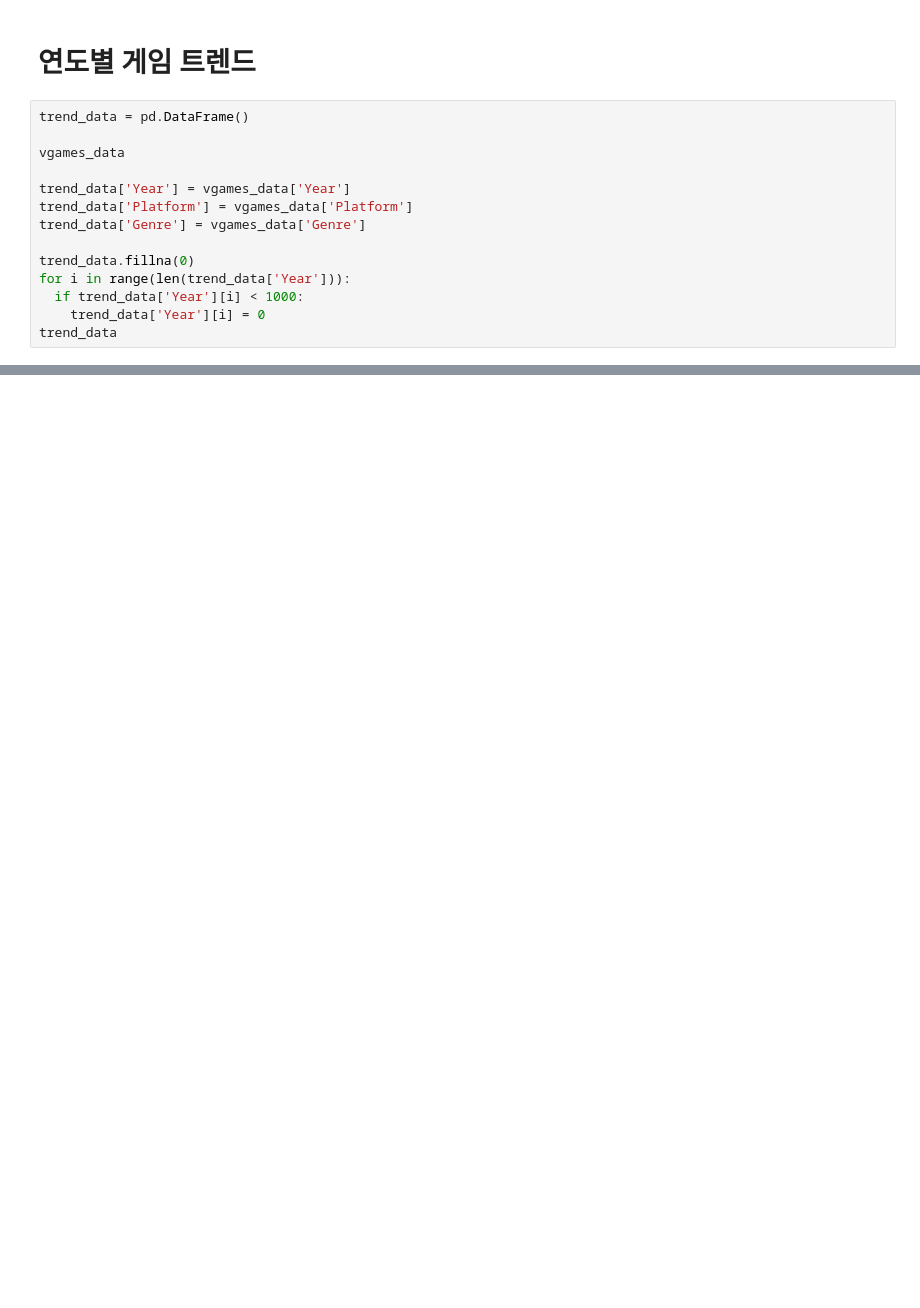
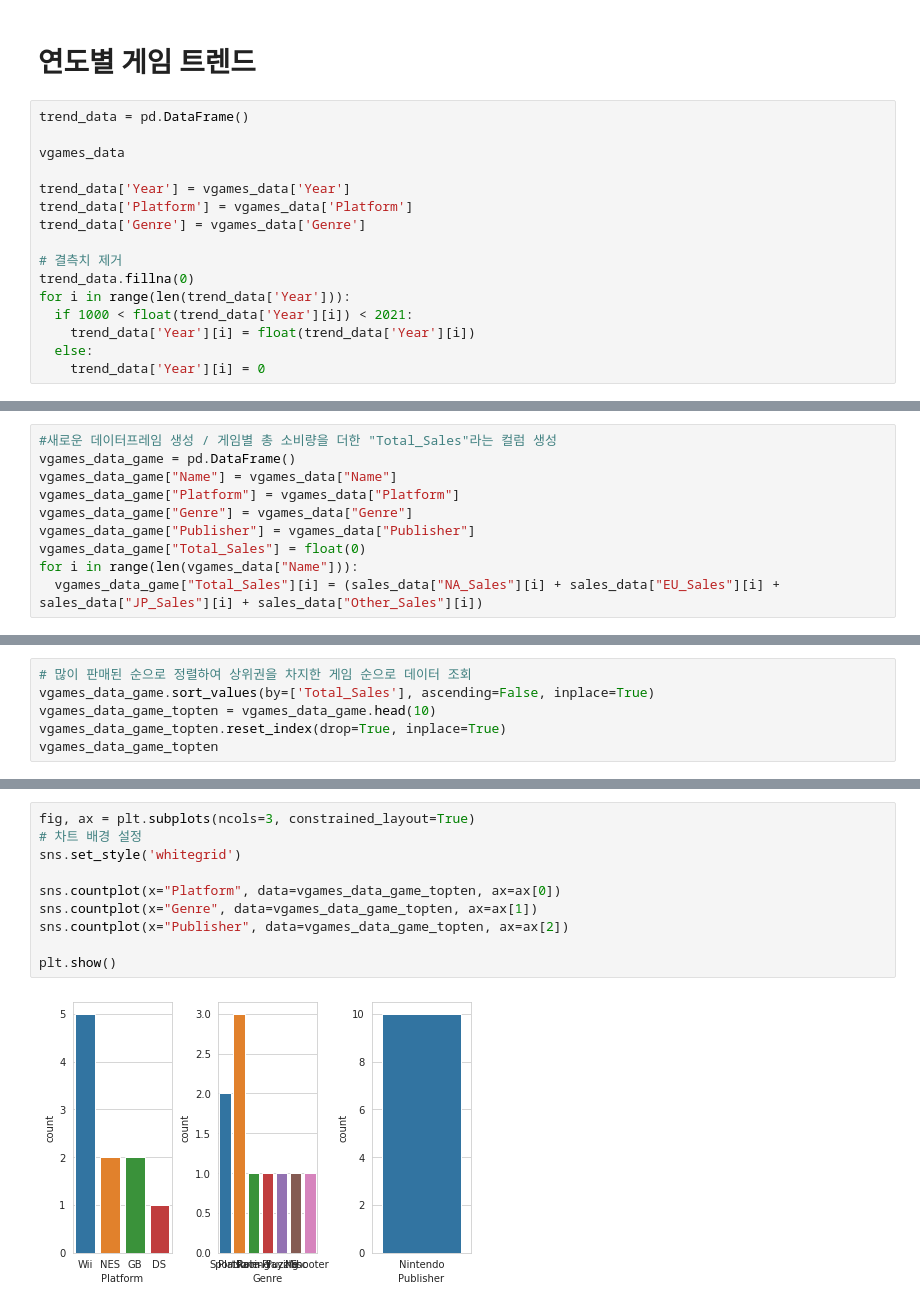
Before and after one commit to wogur9503/AI-bootcamp-, a Jupyter notebook: Game Sales Data Analysis.ipynb, the cells around one changed output, grey strips where cells are left out. Drawn from its saved outputs; the diff is of its cells as text; blank space fills up the shorter version.

```diff
--- a/Game Sales Data Analysis.ipynb
+++ b/Game Sales Data Analysis.ipynb
@@ -100,11 +93,13 @@ trend_data['Year'] = vgames_data['Year']
 trend_data['Platform'] = vgames_data['Platform']
 trend_data['Genre'] = vgames_data['Genre']
 
+# 결측치 제거
 trend_data.fillna(0)
 for i in range(len(trend_data['Year'])):
-  if trend_data['Year'][i] < 1000:
+  if 1000 < float(trend_data['Year'][i]) < 2021:
+    trend_data['Year'][i] = float(trend_data['Year'][i])
+  else:
     trend_data['Year'][i] = 0
-trend_data
 # %% [output]
 A value is trying to be set on a copy of a slice from a DataFrame
 
@@ -125,0 +196,10 @@ See the caveats in the documentation: https://pandas.pydata.org/pandas-docs/stab
+# %%
+#새로운 데이터프레임 생성 / 게임별 총 소비량을 더한 "Total_Sales"라는 컬럼 생성
+vgames_data_game = pd.DataFrame()
+vgames_data_game["Name"] = vgames_data["Name"]
+vgames_data_game["Platform"] = vgames_data["Platform"]
+vgames_data_game["Genre"] = vgames_data["Genre"]
+vgames_data_game["Publisher"] = vgames_data["Publisher"]
+vgames_data_game["Total_Sales"] = float(0)
+for i in range(len(vgames_data["Name"])):
+  vgames_data_game["Total_Sales"][i] = (sales_data["NA_Sales"][i] + sales_data["EU_Sales"][i] + sales_data["JP_Sales"][i] + sales_data["Other_Sales"][i])
@@ -125,0 +211,6 @@ See the caveats in the documentation: https://pandas.pydata.org/pandas-docs/stab
+# %%
+# 많이 판매된 순으로 정렬하여 상위권을 차지한 게임 순으로 데이터 조회
+vgames_data_game.sort_values(by=['Total_Sales'], ascending=False, inplace=True)
+vgames_data_game_topten = vgames_data_game.head(10)
+vgames_data_game_topten.reset_index(drop=True, inplace=True)
+vgames_data_game_topten
@@ -125,0 +237,12 @@ See the caveats in the documentation: https://pandas.pydata.org/pandas-docs/stab
+# %%
+fig, ax = plt.subplots(ncols=3, constrained_layout=True)
+# 차트 배경 설정
+sns.set_style('whitegrid')
+
+sns.countplot(x="Platform", data=vgames_data_game_topten, ax=ax[0])
+sns.countplot(x="Genre", data=vgames_data_game_topten, ax=ax[1])
+sns.countplot(x="Publisher", data=vgames_data_game_topten, ax=ax[2])
+
+plt.show()
+# %% [output]
+[figure, added]
```
Also changed, not shown: parts of 19 cells of this notebook.
